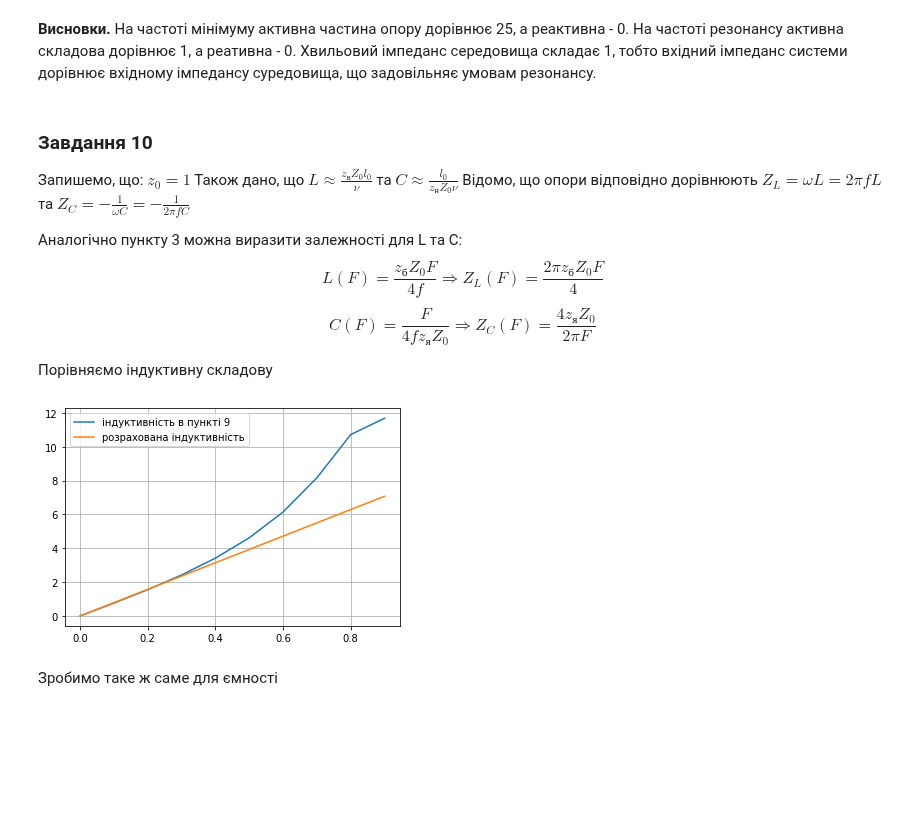
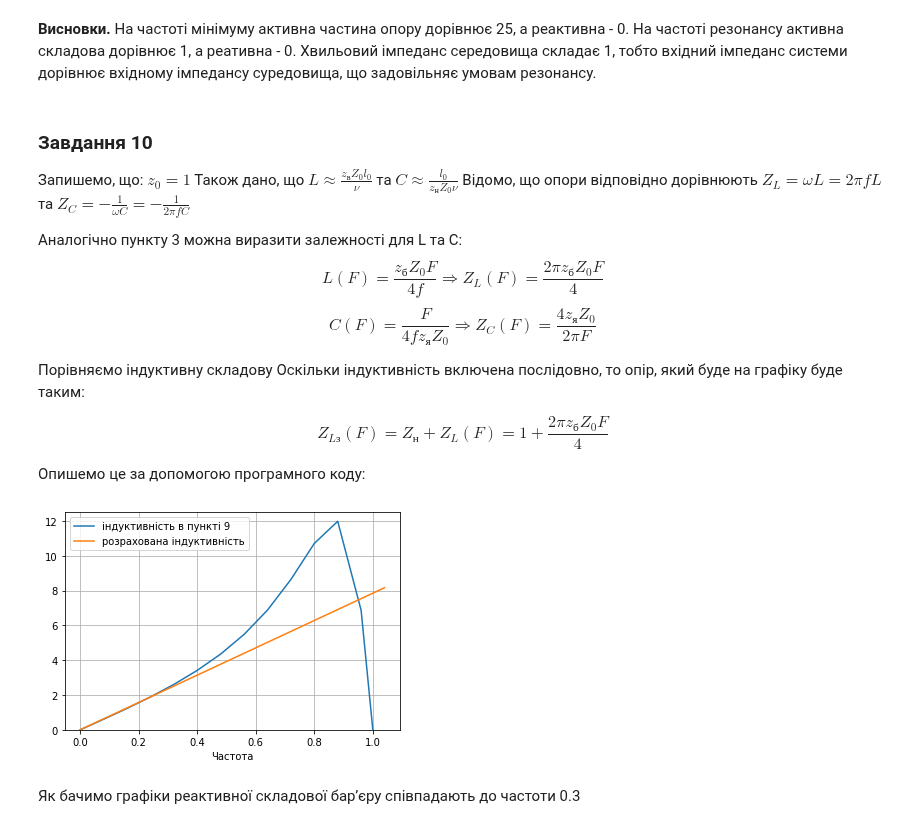
Before and after one commit to angpysha/aspiratura_imtr, a Jupyter notebook: nelin11.ipynb, the cells around one changed output. Drawn from its saved outputs; the diff is of its cells as text; code cells hidden in the pictures; blank space fills up the shorter version.

```diff
--- a/nelin11.ipynb
+++ b/nelin11.ipynb
@@ -218,6 +225,11 @@ $$ L(F) = \frac{z_{б}Z_{0}F}{4f} \Rightarrow Z_{L}(F) = \frac{2 \pi z_{б}Z_{0}
 $$ C(F) = \frac{F}{4fz_{я}Z_{0}} \Rightarrow Z_{C}(F) = \frac{4z_{я}Z_{0}}{2\pi F} $$
 
 Порівняємо індуктивну складову
+Оскільки індуктивність включена послідовно, то опір, який буде на графіку буде таким:
+
+$$ Z_{Lз}(F) = Z_{н} + Z_{L}(F) = 1 + \frac{2 \pi z_{б}Z_{0}F}{4} $$
+
+Опишемо це за допомогою програмного коду:
 # %%
 z0 = 1
 def zl(f):
@@ -228,16 +240,18 @@ def zll(f):
 # %%
 zlvec = np.vectorize(zll)
 
-f10_1 = np.arange(0,1,0.1)
+f10_1 = np.arange(0,1.1,0.08)
 zlvalues = np.imag(zlvec(f10_1))
 # %%
 ax5 = plt.subplot(111)
 ax5.plot(f10_1, imze2vec(f10_1), label='індуктивність в пункті 9')
 ax5.plot(f10_1,zlvalues, label='розрахована індуктивність')
+ax5.set_xlabel('Частота')
+ax5.set_ylim(0,12.5)
 plt.grid(True)
 ax5.legend()
 plt.show()
 # %% [output]
-[figure, old version]
+[figure, new version]
-# %% [markdown]
-Зробимо таке ж саме для ємності
+# %% [markdown]
+Як бачимо графіки реактивної складової барʼєру співпадають до частоти 0.3
```
Also changed, not shown: parts of 8 cells of this notebook, 2 other files.
